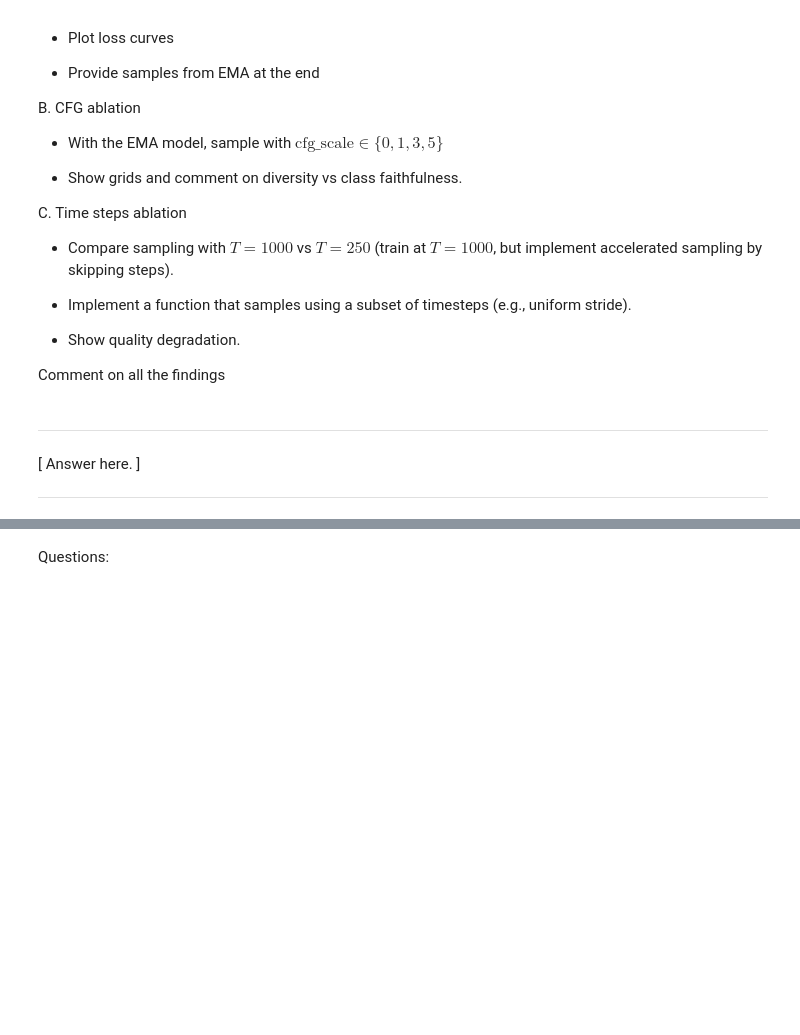
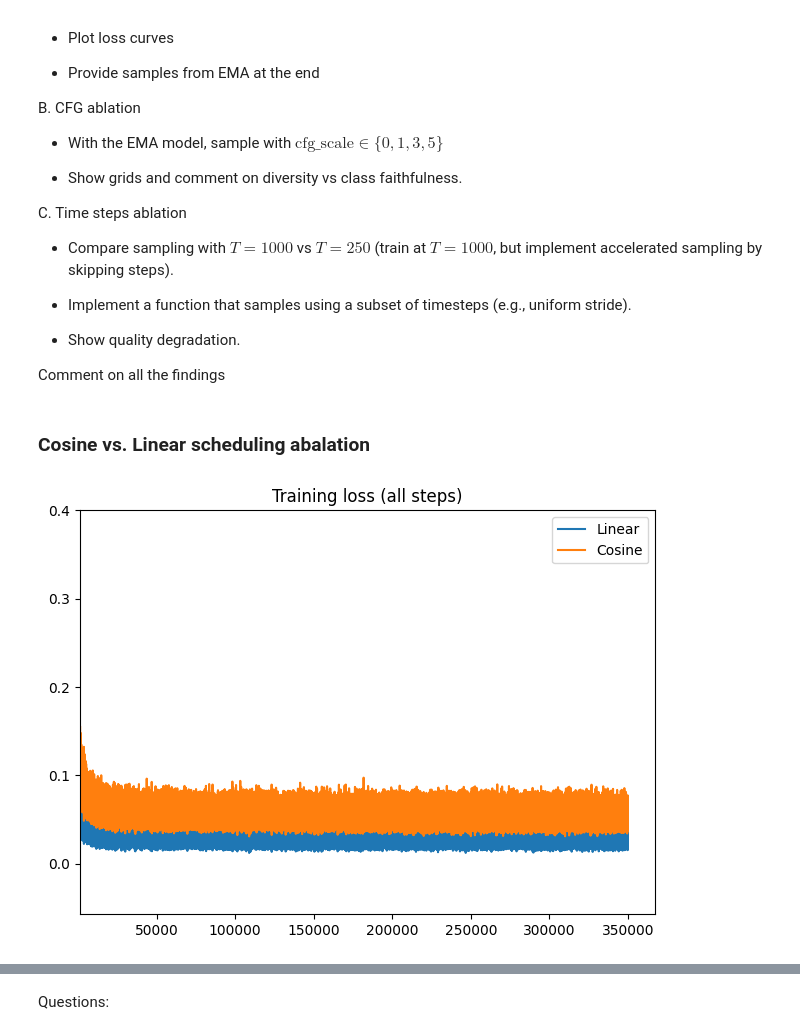
Before and after one commit to Zhukowych/mmml-lab-4, a Jupyter notebook: MMML-26-Lab4.ipynb, the cells around one changed output, grey strips where cells are left out. Cells and saved outputs as stored; diff of their text form; code cells hidden in the pictures; blank space fills up the shorter version.

```diff
--- a/MMML-26-Lab4.ipynb
+++ b/MMML-26-Lab4.ipynb
@@ -637,7 +717,26 @@ C. Time steps ablation
 - Show quality degradation.
 
 Comment on all the findings
-# %% [markdown]
-___
-[ Answer here. ]
-___
+# %% [markdown]
+### Cosine vs. Linear scheduling abalation
+# %%
+linear_ckpt_path = "linear-checkpoints/ckpt-300000.pt"
+cosine_ckpt_path = "checkpoints/ckpt-300000.pt"
+
+linear_ckpt = torch.load(linear_ckpt_path, map_location=device)
+cosine_ckpt = torch.load(cosine_ckpt_path, map_location=device)
+
+linear_loss_hist = linear_ckpt['loss_hist']
+cosine_loss_hist = cosine_ckpt['loss_hist']
+
+plt.plot(linear_loss_hist, label="Linear")
+plt.plot(cosine_loss_hist, label="Cosine")
+plt.title("Training loss (all steps)")
+plt.xlim(left=1000)
+plt.ylim(top=0.4)
+
+plt.legend()
+plt.tight_layout()
+plt.show()
+# %% [output]
+[figure, added]
```
Also changed, not shown: parts of 30 cells of this notebook.
